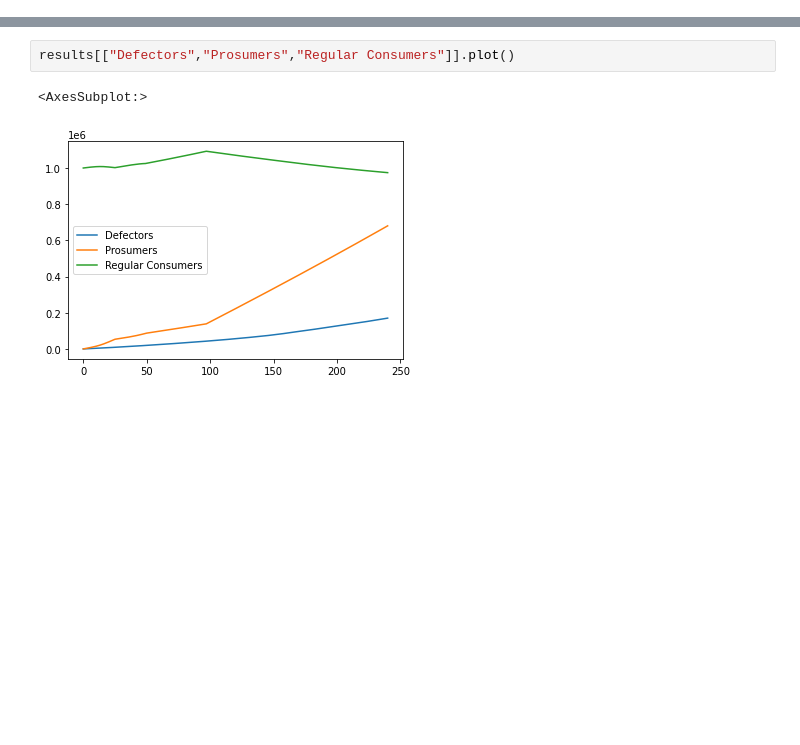
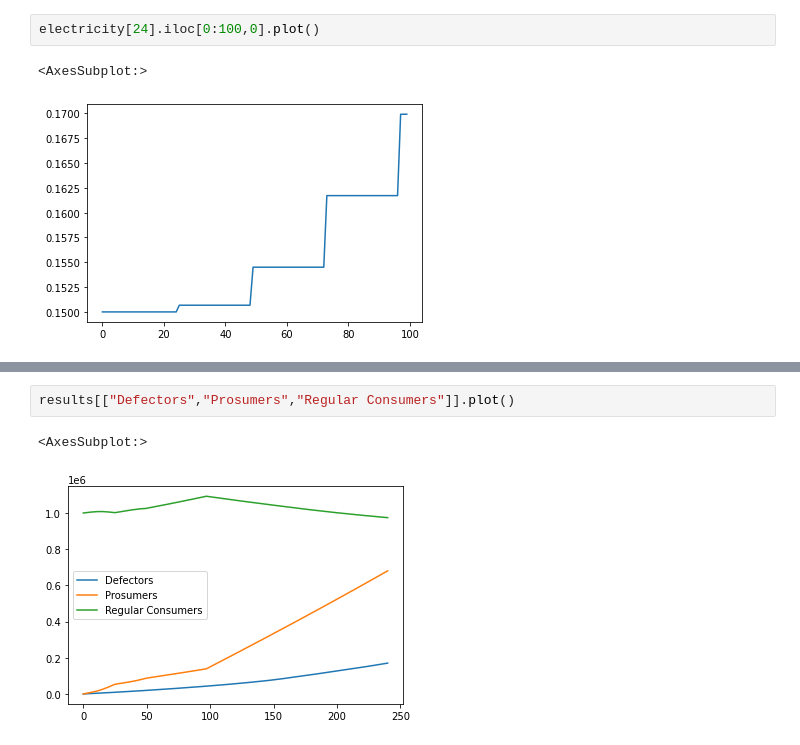
Before and after one commit to barazesh/Phd-Codes, a Jupyter notebook: initial playbook.ipynb, the cells around one changed output, grey strips where cells are left out. Cells and saved outputs as stored; diff of their text form; blank space fills up the shorter version.

```diff
--- a/initial playbook.ipynb
+++ b/initial playbook.ipynb
@@ -12,0 +22,5 @@ print(stocks.shape)
+# %%
+electricity[24].iloc[0:100,0].plot()
+# %% [output]
+<AxesSubplot:>
+[figure, added]
```
Also changed, not shown: parts of 11 cells of this notebook, 3 other files.
